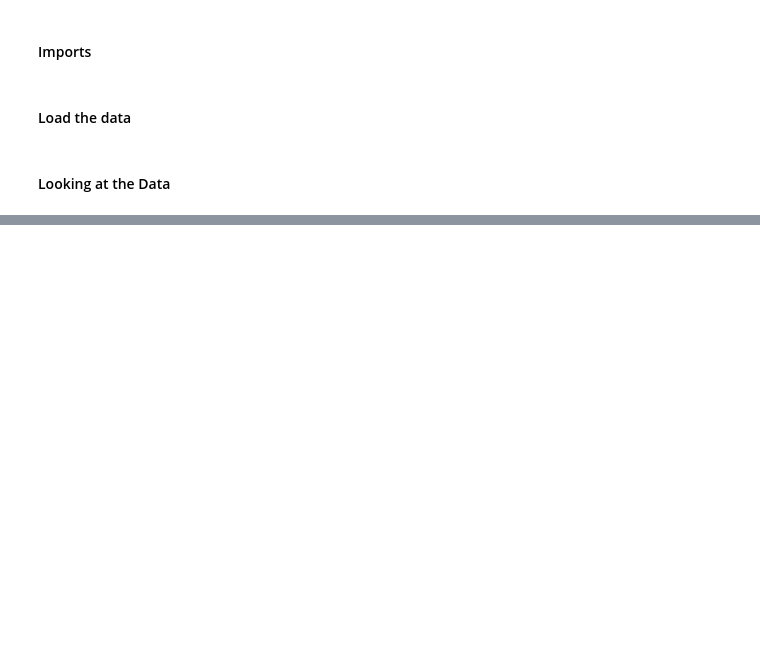
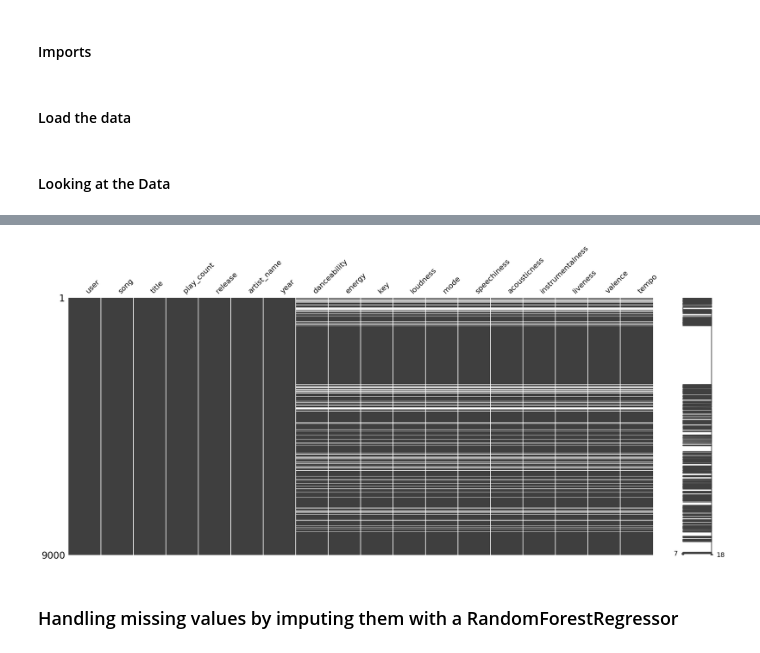
Before and after one commit to Joseph-233/music-recommendation, a Jupyter notebook: spotify_reco/eda/main.ipynb, the cells around one changed output, grey strips where cells are left out. Cells and saved outputs as stored; diff of their text form; code cells hidden in the pictures; blank space fills up the shorter version.

```diff
--- a/spotify_reco/eda/main.ipynb
+++ b/spotify_reco/eda/main.ipynb
@@ -99,15 +73,0 @@ outliers_summary
-# %%
-# Set the style of seaborn
-sns.set(style="whitegrid")
-
-# Plot outliers for 'play_count'
-plt.figure(figsize=(12, 6))
-sns.boxplot(x=df['play_count'])
-plt.title('Outliers in Play Count')
-plt.show()
-
-# Plot outliers for 'year'
-plt.figure(figsize=(12, 6))
-sns.boxplot(x=df['year'])
-plt.title('Outliers in Year')
-plt.show()
@@ -120,13 +74,2 @@ plt.show()
-# %%
-# Initialize LabelEncoder
-le = LabelEncoder()
-
-# Categorical columns for label encoding
-features = ['user', 'song', 'title', 'release', 'artist_name']
-
-# Apply LabelEncoder to each categorical column
-for col in features:
-    df[col] = le.fit_transform(df[col])
-
-# Display the encoded DataFrame
-df
+# %%
+df.drop(columns=['genres', 'id'], inplace=True, axis=1)
@@ -132,0 +98,7 @@ df
+# %%
+msno.matrix(df)
+plt.show()
+# %% [output]
+[figure, added]
+# %% [markdown]
+### Handling missing values by imputing them with a RandomForestRegressor
```
Also changed, not shown: parts of 40 cells of this notebook, 1 other file.
